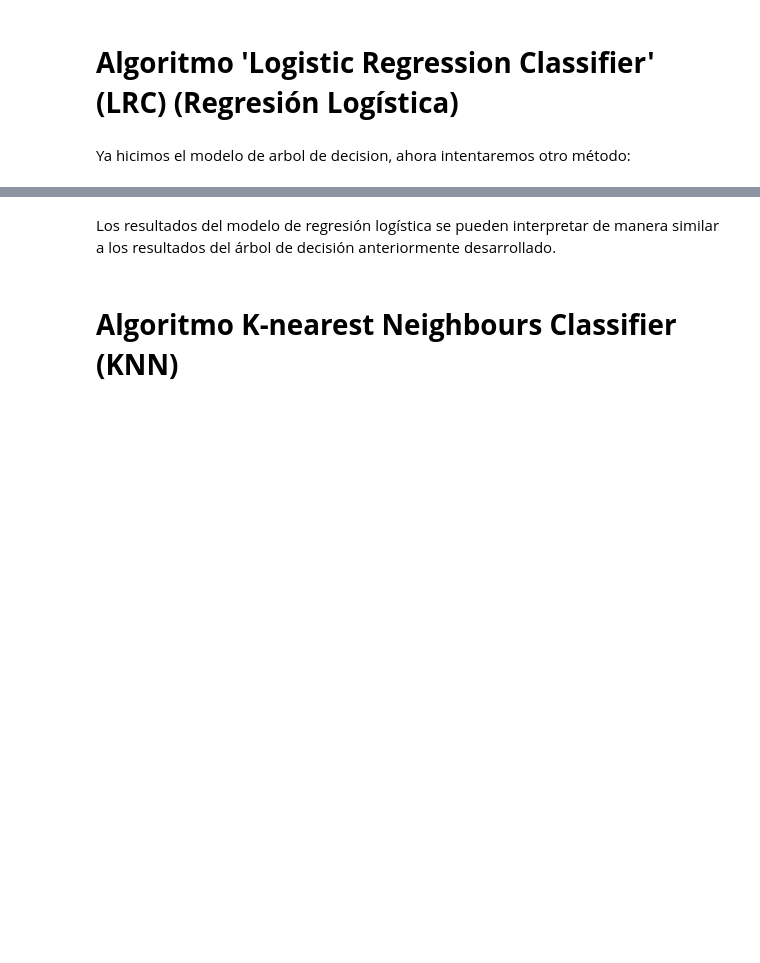
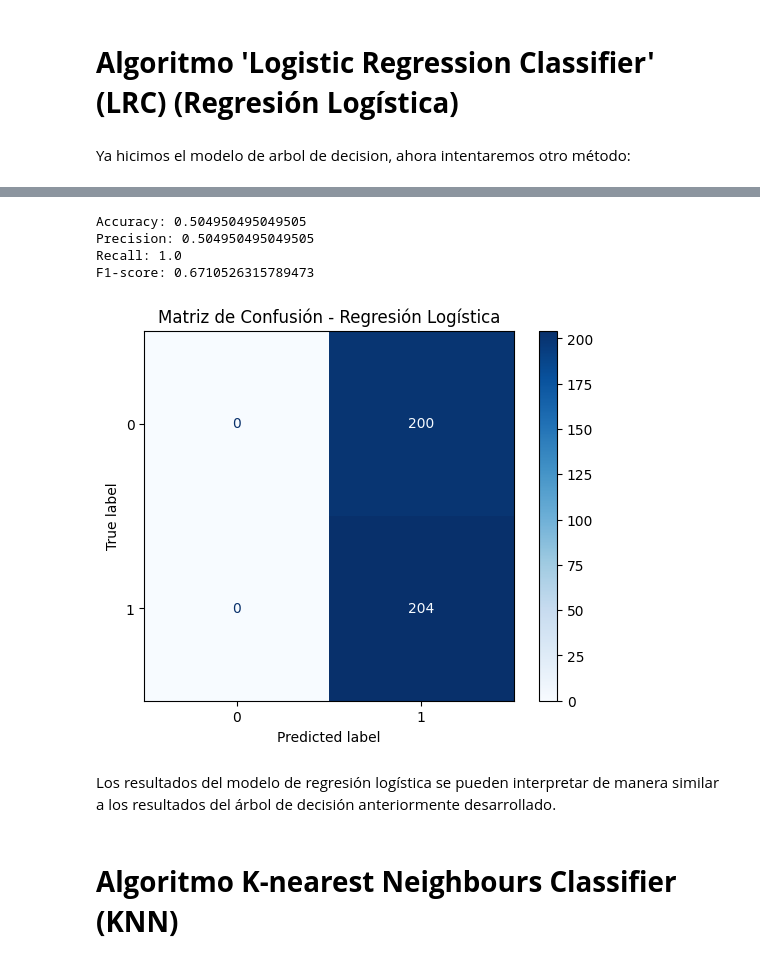
Before and after one commit to nicolasero87/PPL_ALTAS, a Jupyter notebook: 27. Spotify Songs Atributes_Nicolas_Román.ipynb, the cells around one changed output, grey strips where cells are left out. Cells and saved outputs as stored; diff of their text form; code cells hidden in the pictures; blank space fills up the shorter version.

```diff
--- a/27. Spotify Songs Atributes_Nicolas_Román.ipynb
+++ b/27. Spotify Songs Atributes_Nicolas_Román.ipynb
@@ -1213,3 +1233,42 @@ F1-score: 0.6710526315789473
+# %%
+from sklearn.linear_model import LogisticRegression
+from sklearn.metrics import accuracy_score, precision_score, recall_score, f1_score
+from sklearn.metrics import confusion_matrix, ConfusionMatrixDisplay
+
+# crear el modelo regresion logistica
+lrc_model = LogisticRegression(random_state=42)
+
+# entrenar el modelo
+lrc_model.fit(X_train, y_train)
+
+# hacer predicciones con el data set de testeo
+y_pred_lrc = lrc_model.predict(X_test)
+
+# Evaluar el modelo
+print(f'Accuracy: {accuracy_score(y_test, y_pred_lrc)}')
+print(f'Precision: {precision_score(y_test, y_pred_lrc)}')
+print(f'Recall: {recall_score(y_test, y_pred_lrc)}')
+print(f'F1-score: {f1_score(y_test, y_pred_lrc)}')
+
+import matplotlib.pyplot as plt
+from sklearn.metrics import confusion_matrix, ConfusionMatrixDisplay
+
+# Calcular la matriz de confusión
+cm = confusion_matrix(y_test, y_pred_lrc)
+
+# Crear una visualización de la matriz de confusión
+disp = ConfusionMatrixDisplay(confusion_matrix=cm)
+
+# Visualizar la matriz de confusión
+disp.plot(cmap=plt.cm.Blues)
+plt.title('Matriz de Confusión - Regresión Logística')
+plt.show()
+# %% [output]
+Accuracy: 0.504950495049505
+Precision: 0.504950495049505
+Recall: 1.0
+F1-score: 0.6710526315789473
+[figure, added]
 # %% [markdown]
 Los resultados del modelo de regresión logística se pueden interpretar de manera similar a los resultados del árbol de decisión anteriormente desarrollado.
 # %% [markdown]
```
Also changed, not shown: parts of 15 cells of this notebook.
